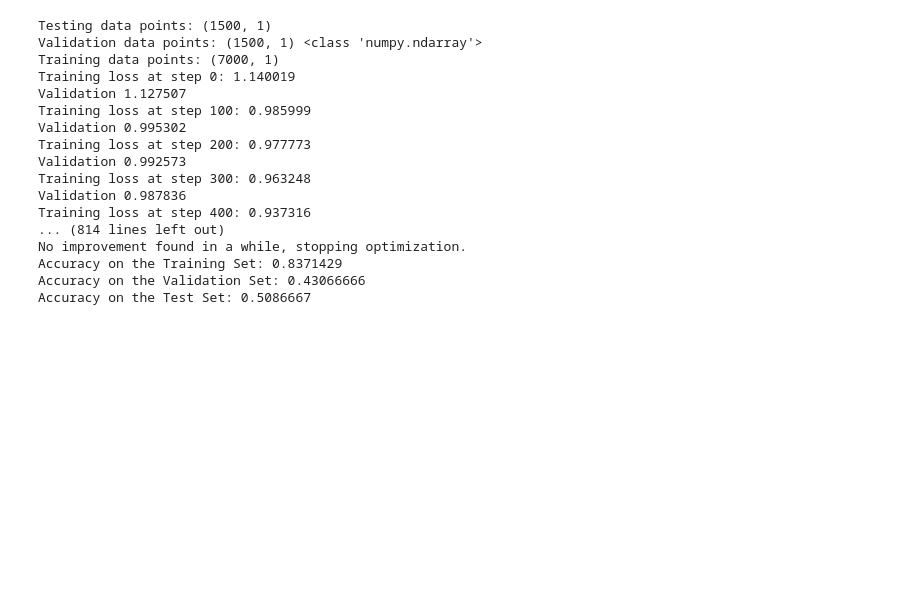
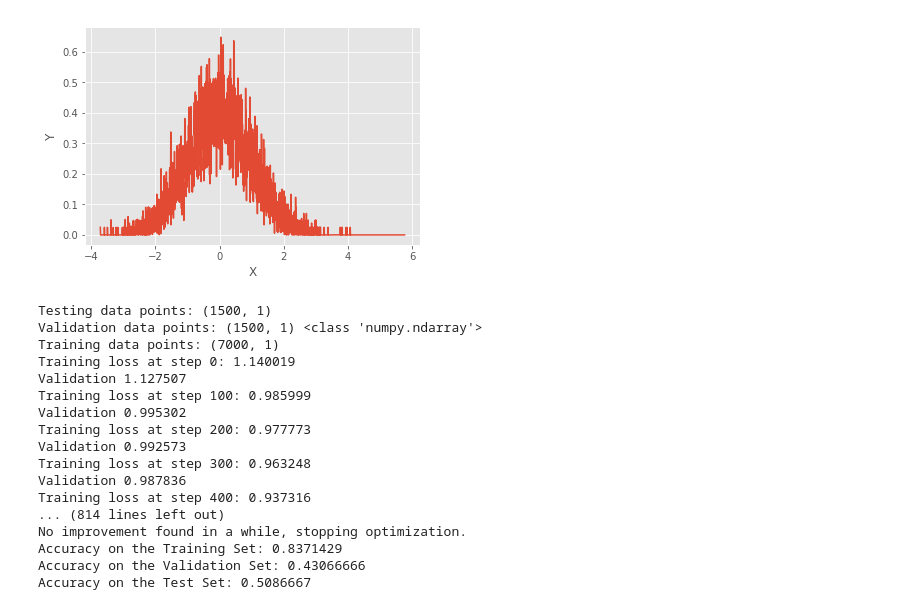
Before and after one commit to motein/ML, a Jupyter notebook: FittingAlgorithm/solution_5.ipynb, the cells around one changed output. Saved outputs shown, nothing was run; the diff lists cells and outputs as text; code cells hidden in the pictures; blank space fills up the shorter version.

```diff
--- a/FittingAlgorithm/solution_5.ipynb
+++ b/FittingAlgorithm/solution_5.ipynb
@@ -29,12 +29,21 @@ def generate_original_data(size=N):
     Wafer1 = np.random.normal(loc = 0.0, scale = 1.0, size = N)
     Wafer2 = np.random.normal(loc = 2.0, scale = 1.0, size = N)
     pdf1 = gaussian_kde(Wafer1)
+    pdf1.set_bandwidth(bw_method=pdf1.factor / 100.)
     pdf2 = gaussian_kde(Wafer2)
-    pdf1.set_bandwidth(bw_method=pdf1.factor / 3.)
     pdf2.set_bandwidth(bw_method=pdf2.factor / 3.)
     return Wafer1,Wafer2,pdf1, pdf2
 
-# Wafer1,Wafer2,pdf1,pdf2 = generate_original_data(size=N)
+Wafer1,Wafer2,pdf1,pdf2 = generate_original_data(size=N)
+# %%
+X1 = np.linspace(min(Wafer1), max(Wafer2), num=10000)
+y = pdf1(X1)
+plt.plot(X1, y)
+plt.xlabel('X')
+plt.ylabel('Y')
+plt.show()
+# %% [output]
+[figure, added]
 # %%
 def generate_experiment_data(size=N):
     Wafer1,Wafer2,pdf1,pdf2 = generate_original_data(size=N)
```
Also changed, not shown: 11 other files.
